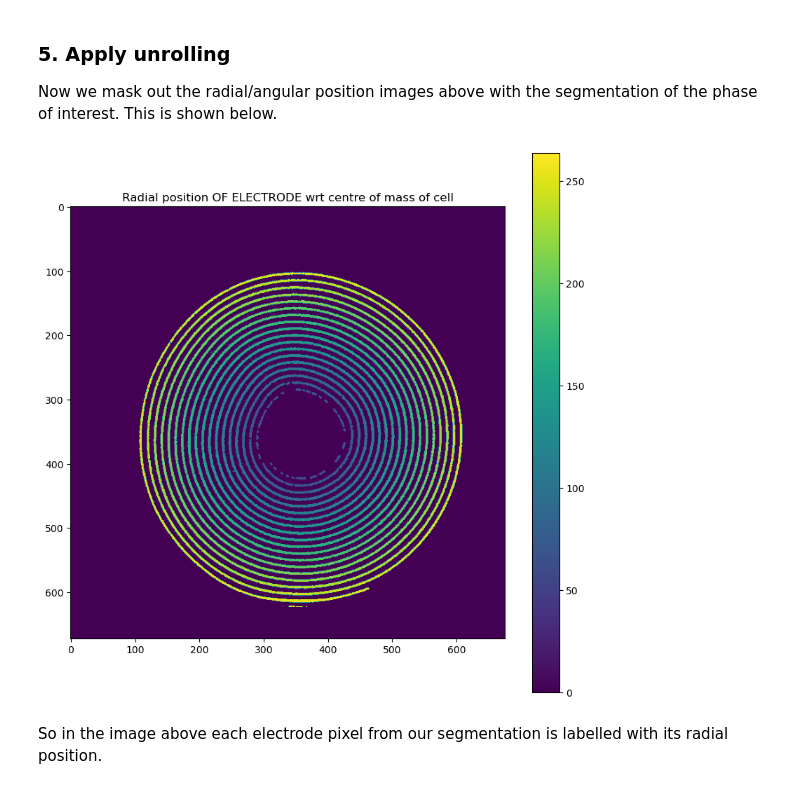
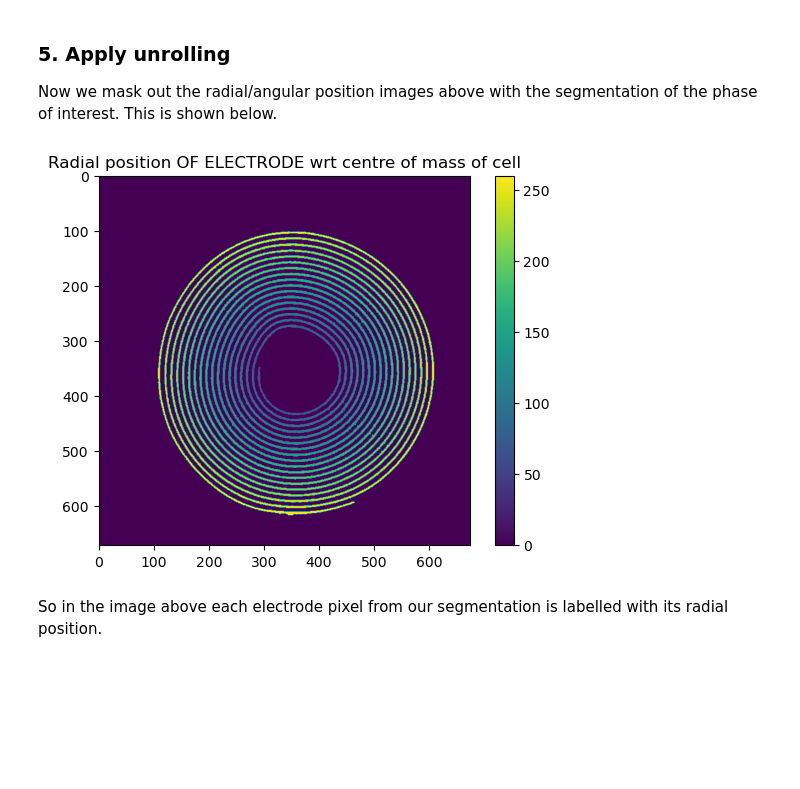
Before and after one commit to MaPhewJ/EIL_image_processing, a Jupyter notebook: mpj_lazy_unwrap.ipynb, the cells around one changed output. Cells and saved outputs as stored; diff of their text form; code cells hidden in the pictures; blank space fills up the shorter version.

```diff
--- a/mpj_lazy_unwrap.ipynb
+++ b/mpj_lazy_unwrap.ipynb
@@ -108,8 +109,7 @@ This succesfully removes the tab leaving a nice segmentation of the casing.
 ### 3. Example of a phase of interest segmentation
 Now we will create a sementation of a phase of interest in the battery. Please note this is quite a crude segmentation, please explore other segmentation methods! I am just doing this quickly as an example for this unrolling!
 # %%
-elec_seg = im1 > 142
-plt.figure(figsize=(10, 10))
+elec_seg = im1 > 140
 plt.imshow(elec_seg.astype(np.uint8), cmap='gray')
 plt.show()
 # %% [output]
@@ -118,0 +119,5 @@ Obviously this isnt an acceptable segmentation of the electrode. We need to remo
+# %%
+#remove tab
+elec_seg = np.where(tab_seg == 0, elec_seg, 0)
+plt.imshow(elec_seg, cmap='gray')
+plt.show()
@@ -135,8 +141,8 @@ selem2 = skimage.morphology.square(2) #structering element to binary erode
 selem3 = skimage.morphology.square(5) #structering element to binary erode
 elec_seg = dilation(erosion(elec_seg, selem2), selem3)
 elec_seg = np.where(im1*elec_seg > 139, 1, 0)
-plt.figure(figsize=(10, 10))
+elec_seg = rem_smalls(elec_seg.astype(np.bool), 2000).astype(np.uint8)
+elec_seg = erosion(dilation(elec_seg, selem3), selem3)
 plt.imshow(elec_seg.astype(np.uint8), cmap='gray')
 plt.show()
-io.imwrite('D:/Jude/elec_seg.tif', elec_seg.astype(np.uint8), format = 'tif')
 # %% [output]
@@ -146,9 +154,3 @@ Looking much better. But still got that tab. Remove this now.
 # %%
-# Finally remove the tab frpm the segmentation
-selem4 = skimage.morphology.square(4)
-tab_seg = dilation(im2*(1-casing_seg),selem4)
-elec_seg = elec_seg * (1-tab_seg)
-plt.figure(figsize=(10, 10))
-plt.imshow(elec_seg.astype(np.uint8), cmap='gray')
-plt.show()
-io.imwrite('D:/Jude/elec_seg.tif', elec_seg.astype(np.uint8), format = 'tif')
+# Finally save
+io.imwrite('J:/cell_unroll_4jude/elec_seg.tif', elec_seg.astype(np.uint8), format = 'tif')
@@ -257,14 +245,13 @@ Now we mask out the radial/angular position images above with the segmentation o
 # %%
 # radial
 elec_radius_arr = dist_transform * elec_seg
 elec_radius_arr_masked = ma.masked_where(elec_radius_arr == 0, elec_radius_arr)
-plt.figure(figsize=(10, 10))
 plt.imshow(elec_radius_arr.astype(np.uint16), cmap='viridis')
 plt.colorbar()
 plt.title('Radial position OF ELECTRODE wrt centre of mass of cell')
 plt.show()
 # %% [output]
-[figure, old version]
+[figure, new version]
 # %% [markdown]
 So in the image above each electrode pixel from our segmentation is labelled with its radial position.
 # %%
```
Also changed, not shown: parts of 33 cells of this notebook.
